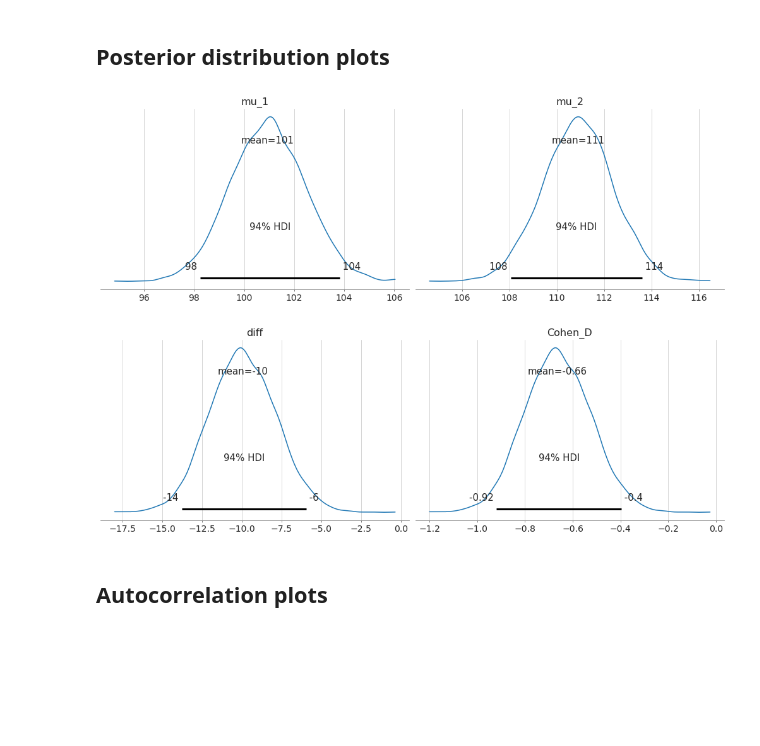
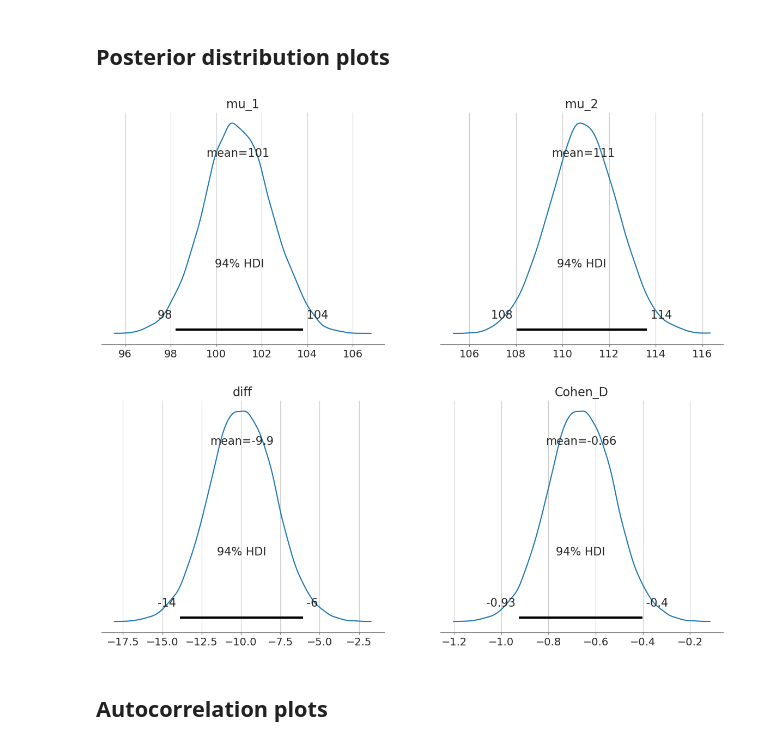
Before and after one commit to ebrlab/Statistical-methods-for-research-workers-bayes-for-psychologists-and-neuroscientists, a Jupyter notebook: Chapter_1_-_Z-test/Ch1_Bayesian Z-test.ipynb, the cells around one changed output. Cells and saved outputs as stored; diff of their text form; code cells hidden in the pictures; blank space fills up the shorter version.

```diff
--- a/Chapter_1_-_Z-test/Ch1_Bayesian Z-test.ipynb
+++ b/Chapter_1_-_Z-test/Ch1_Bayesian Z-test.ipynb
@@ -49,24 +49,20 @@ For a fuller description see the Practicing Bayesian statistics markdown file wi
 # %% [markdown]
 ## Simulate the IQ scores
 # %%
-# Import data analysis and visualisation packages.
+# Import data analysis and visualization packages.
+import arviz as az
+from cmdstanpy import CmdStanModel, write_stan_json
+import matplotlib.pyplot as plt
 import numpy as np
+import os
 import pandas as pd
-import stan as ps
-import matplotlib.pyplot as plt
+import scipy.stats as stats
 import seaborn as sns
-import scipy.stats as stats
-import arviz as az
-import os
-
-# Importing nest_asyncio is only necessary to run pystan in Jupyter Notebooks.
-import nest_asyncio
-nest_asyncio.apply()
 
 #Specify the number of chains to the number of availible cpu's.
 n_chains = os.cpu_count()
-n_samples = 10000
-#Convert to int so Stan will not crash below.
+n_samples = 1000
+# Convert to int so Stan will not crash below.
 n_warmup = int(n_samples/2)
 #Specify step size.
 stepS = .8
@@ -469,5 +324,8 @@ data_2 = {'N': len(IQ),
           'y_2': IQ_2,
           'sigma': 15}
 
+
+model_path = "stan/two_z_test_model.stan"
 # Compile stan model into C++ code
-sm_2 = ps.build(Two_z_test_model, data=data_2, random_seed=1);
+sm_2 = CmdStanModel(stan_file = model_path, cpp_options={'STAN_THREADS': 'TRUE'},
+                     force_compile = False)
@@ -481,4 +332,6 @@ Warning in '/tmp/httpstan_obs1hy1x/model_4fp5v5nw.stan', line 28, column 14: Arg
 # %%
+write_stan_json("data2.json", data = data_2)
+
 # Fit two sample z-test model to the data.
-fit_2 = sm_2.sample(num_chains = 4, num_samples = 2000)
+fit_2 = sm_2.sample("data2.json", chains = n_chains , iter_sampling=n_samples, iter_warmup = n_warmup, parallel_chains = n_chains, adapt_delta = stepS)
 # %% [output]
@@ -514,2 +351,10 @@ fit_df_2.head(2)
+# %%
+# Convert to xarray object.
+idata2 = az.from_cmdstanpy(
+    posterior=fit_2,
+    posterior_predictive=["y1rep", "y2rep"],
+    observed_data={"y_1": IQ,
+                   "y_2": IQ_2}
+)
 # %%
 # Generate summary table for the parameters and generated quantities.
@@ -526,11 +371,11 @@ az.summary(fit_2, var_names = ["mu_1", "mu_2", "diff", "Cohen_D"])
 ## Posterior distribution plots
 # %%
 # Using the arviz package the posteriors can be plotted from the MCMC samples
-az.plot_posterior(fit_2, var_names=("mu_1", "mu_2" ));
-az.plot_posterior(fit_2, var_names=("diff", "Cohen_D" ));
+az.plot_posterior(idata2, var_names=("mu_1", "mu_2" ));
+az.plot_posterior(idata2, var_names=("diff", "Cohen_D" ));
 # %% [output]
-[figure, old version]
+[figure, new version]
-[figure, old version]
+[figure, new version]
 # %% [markdown]
 ## Autocorrelation plots
 # %%
```
Also changed, not shown: parts of 27 cells of this notebook.
